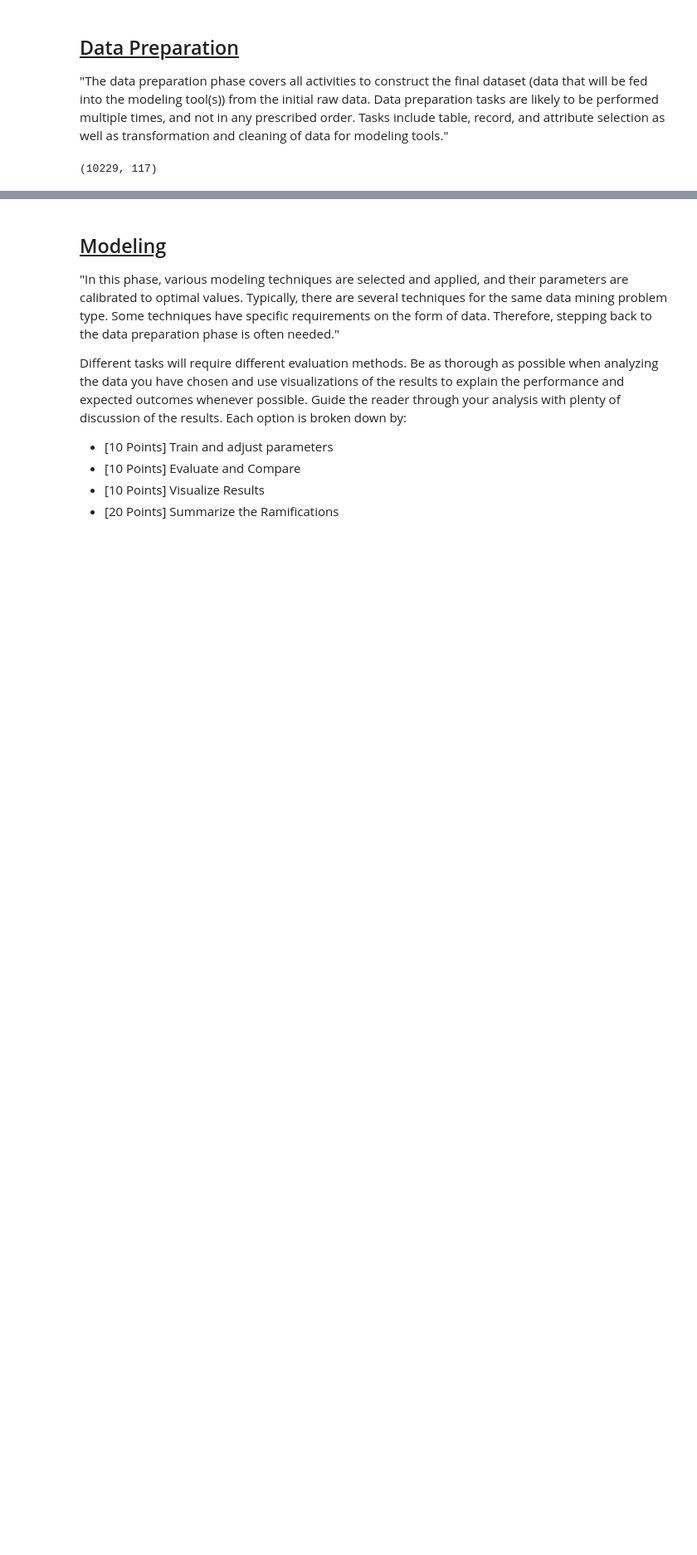
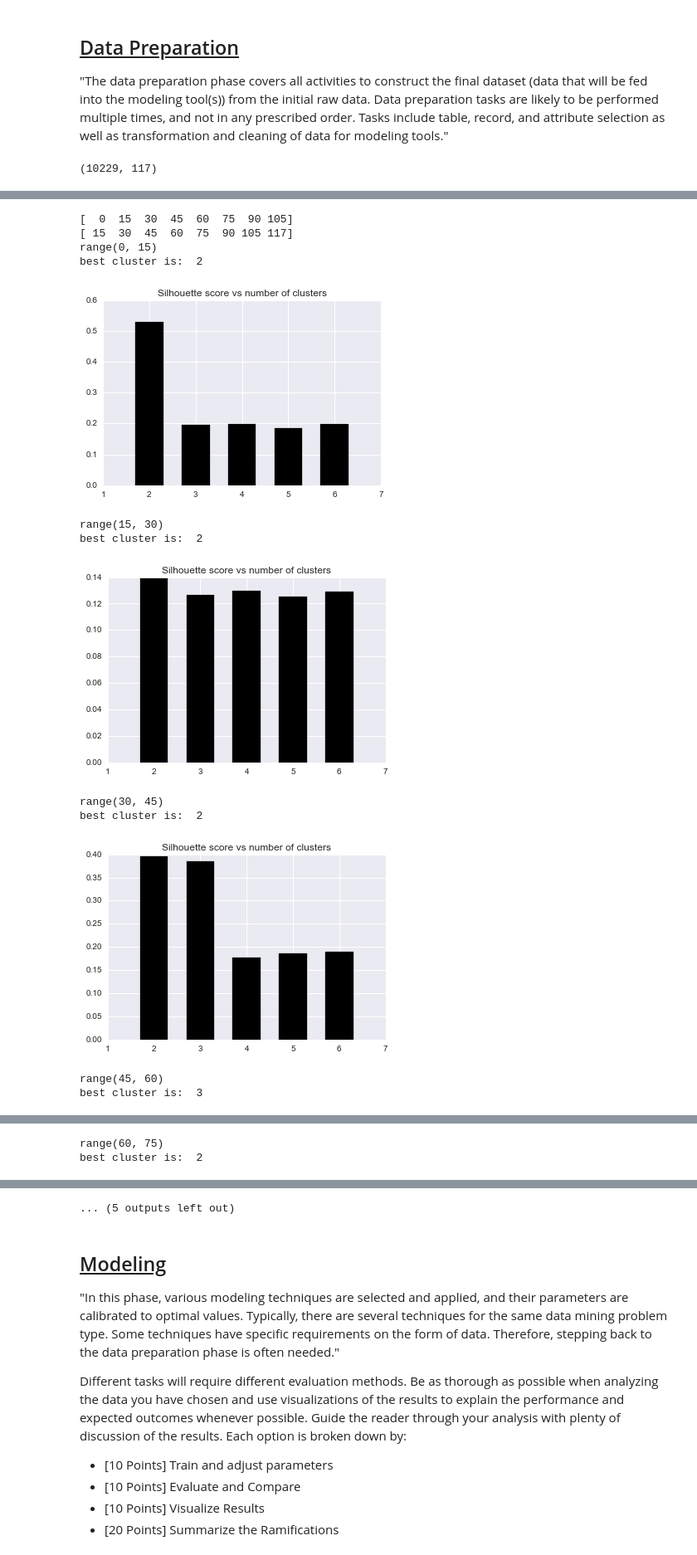
Before and after one commit to rlshuhart/MSDS7331_Project_3, a Jupyter notebook: CRISP-DM Model Breast Cancer Clustering.ipynb, the cells around one changed output, grey strips where cells are left out. Shown at 83% size. Cells and saved outputs as stored; diff of their text form; code cells hidden in the pictures; blank space fills up the shorter version.

```diff
--- a/CRISP-DM Model Breast Cancer Clustering.ipynb
+++ b/CRISP-DM Model Breast Cancer Clustering.ipynb
@@ -56,7 +56,7 @@ import time
 import pandas_profiling
 # %%
 # load features data
-features = pd.read_csv(".\\data\\Features.txt.gz", sep="\t", header=None, compression ="gzip")
+features = pd.read_csv("./data/Features.txt.gz", sep="\t", header=None, compression ="gzip")
 del features[117] #extra
 
 feature_labels = []
@@ -66,7 +66,7 @@ for i in range(0,len(features.columns)):
 features.columns = feature_labels
 
 # load info data
-info = pd.read_csv(".\\data\\Info.txt.gz", sep="\t", header=None, compression ="gzip")
+info = pd.read_csv("./data/Info.txt.gz", sep="\t", header=None, compression ="gzip")
 del info[11] #extra
 
 # Add column labels
@@ -138,7 +138,7 @@ sns.heatmap(corr, mask=mask, cmap=cmap, vmax=.3,
 # %%
 # Seperate target data and explanatory data to NumPy arrays
 y = info['isMalignant'].values
-X = features.values
+X = features#.values
 # %%
 # Source: Python Machine Learning by Sebastian Raschka
 # Create train and test sets using 80/20 split
@@ -150,0 +202,26 @@ X_train.shape
+# %%
+# This take a while
+cluster_every = 15
+start_list = np.arange(0, 117, cluster_every)
+end_list = np.append(np.arange(cluster_every, 117, cluster_every), 117)
+print(start_list)
+print(end_list)
+
+start = time.time()
+for s, f in zip(start_list, end_list):
+    kmean_cluster_finder(X_train, s,f,7)
+print('done. It took', time.time()-start, 'seconds.')
+# %% [output]
+[  0  15  30  45  60  75  90 105]
+[ 15  30  45  60  75  90 105 117]
+range(0, 15)
+best cluster is:  2
+[figure, added]
+range(15, 30)
+best cluster is:  2
+[figure, added]
+range(30, 45)
+best cluster is:  2
+[figure, added]
+range(45, 60)
+best cluster is:  3
@@ -150,0 +229,2 @@ X_train.shape
+range(60, 75)
+best cluster is:  2
@@ -151,3 +235,4 @@ X_train.shape
+... (5 outputs left out)
 # %% [markdown]
 ## <u>Modeling
 "In this phase, various modeling techniques are selected and applied, and their parameters are calibrated to optimal values. Typically, there are several techniques for the same data mining problem type. Some techniques have specific requirements on the form of data. Therefore, stepping back to the data preparation phase is often needed."
```
Also changed, not shown: parts of 8 cells of this notebook.
